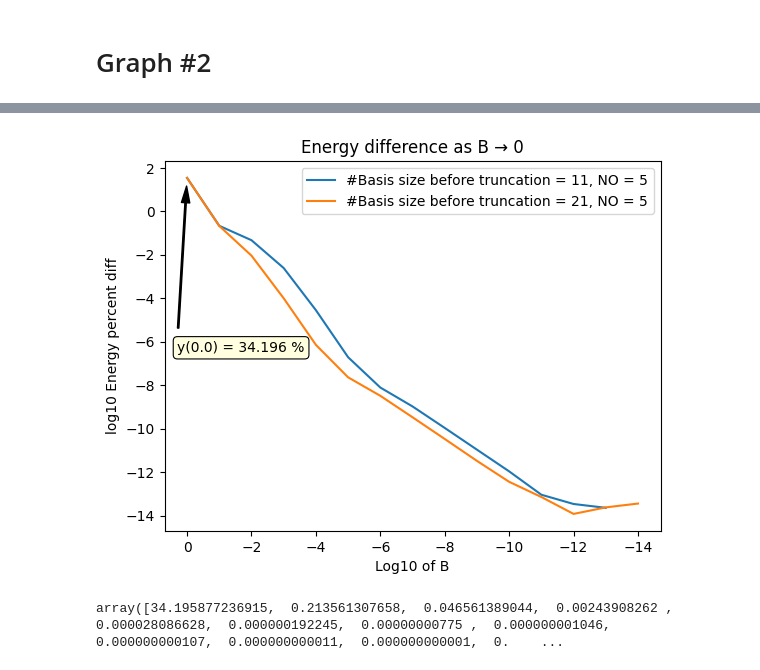
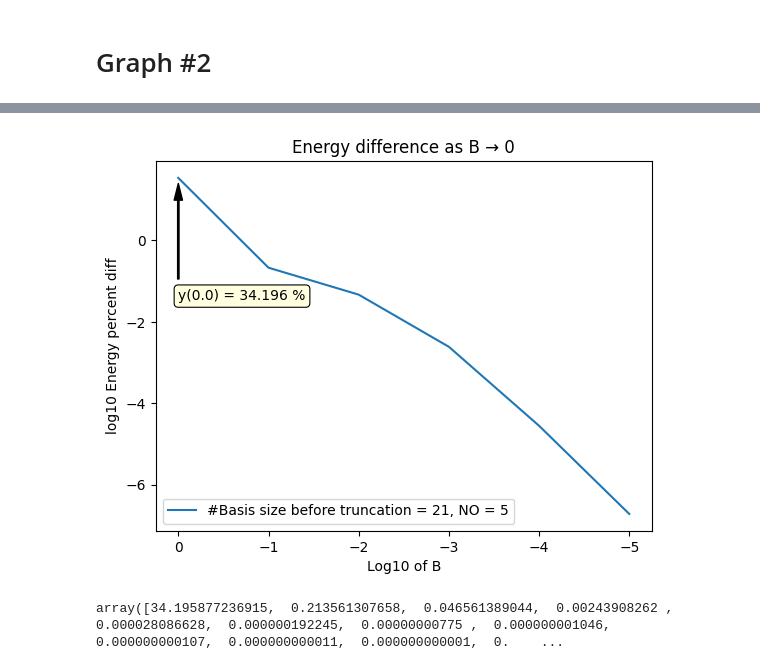
Before and after one commit to Gilfrim/Computational-Analysis-of-Many-Rotor-Systems, a Jupyter notebook: poster_graphs.ipynb, the cells around one changed output, grey strips where cells are left out. Saved outputs shown, nothing was run; the diff lists cells and outputs as text; code cells hidden in the pictures.

```diff
--- a/poster_graphs.ipynb
+++ b/poster_graphs.ipynb
@@ -192,7 +197,7 @@ state = 11
 state_NO = 5
 final = 400
 # %%
-n = 15
+n = 6
 x = np.zeros((n))
 y = np.zeros((n))
 
@@ -250,27 +226,26 @@ ED done.
 # %%
-plt.plot(x_bigger_basis, np.log10(y_bigger_basis), label=f"#Basis size before truncation = {11}, NO = {state_NO}")
 plt.plot((x), np.log10(y), label=f"#Basis size before truncation = {21}, NO = {state_NO}")
 plt.gca().invert_xaxis()
 plt.title(f"Energy difference as B → 0")
 plt.xlabel("Log10 of B")
 plt.ylabel("log10 Energy percent diff")
 plt.legend()
 
-x0 = x_bigger_basis[0]
-y0 = np.log10(y_bigger_basis)[0]
+x0 = x[0]
+y0 = np.log10(y)[0]
 
 plt.annotate(
-    f"y({x_bigger_basis[0]}) = {y_bigger_basis[0]:.3f} %",
+    f"y({x[0]}) = {y[0]:.3f} %",
     xy=(x0, y0),                  # point to (x=0, y=y0)
-    xytext=(0.3, y0 -8),      # position of text box
+    xytext=(0, y0 -3),      # position of text box
     textcoords='data',
     arrowprops=dict(facecolor='black', shrink=0.05, width=1, headwidth=6),
     bbox=dict(boxstyle="round,pad=0.3", fc="lightyellow", ec="black", lw=0.8),
     fontsize=10
 )
 plt.show()
 # %% [output]
-[figure, old version]
+[figure, new version]
 # %%
 y_bigger_basis
 # %% [output]
```
Also changed, not shown: parts of 56 cells of this notebook, 23 other files.
